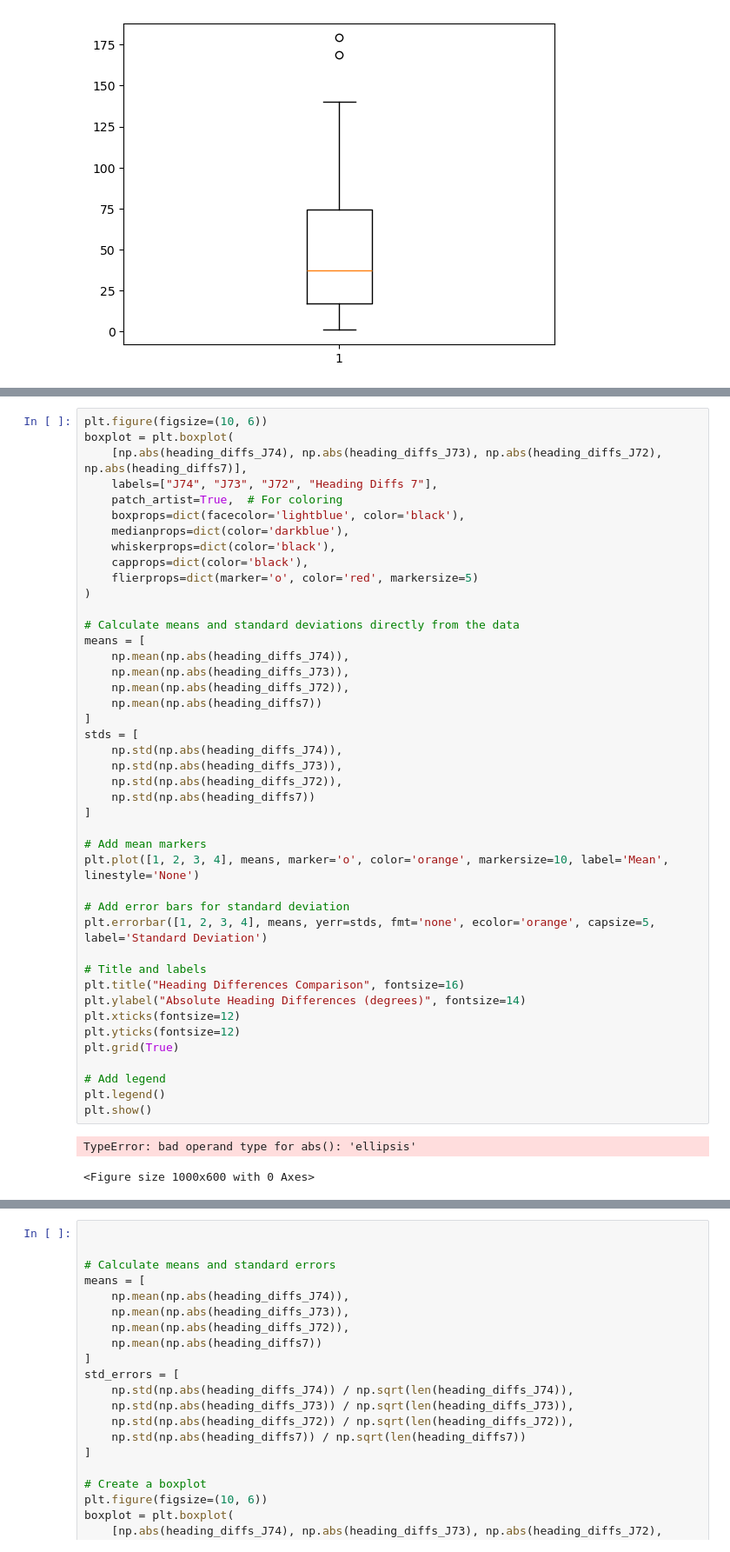
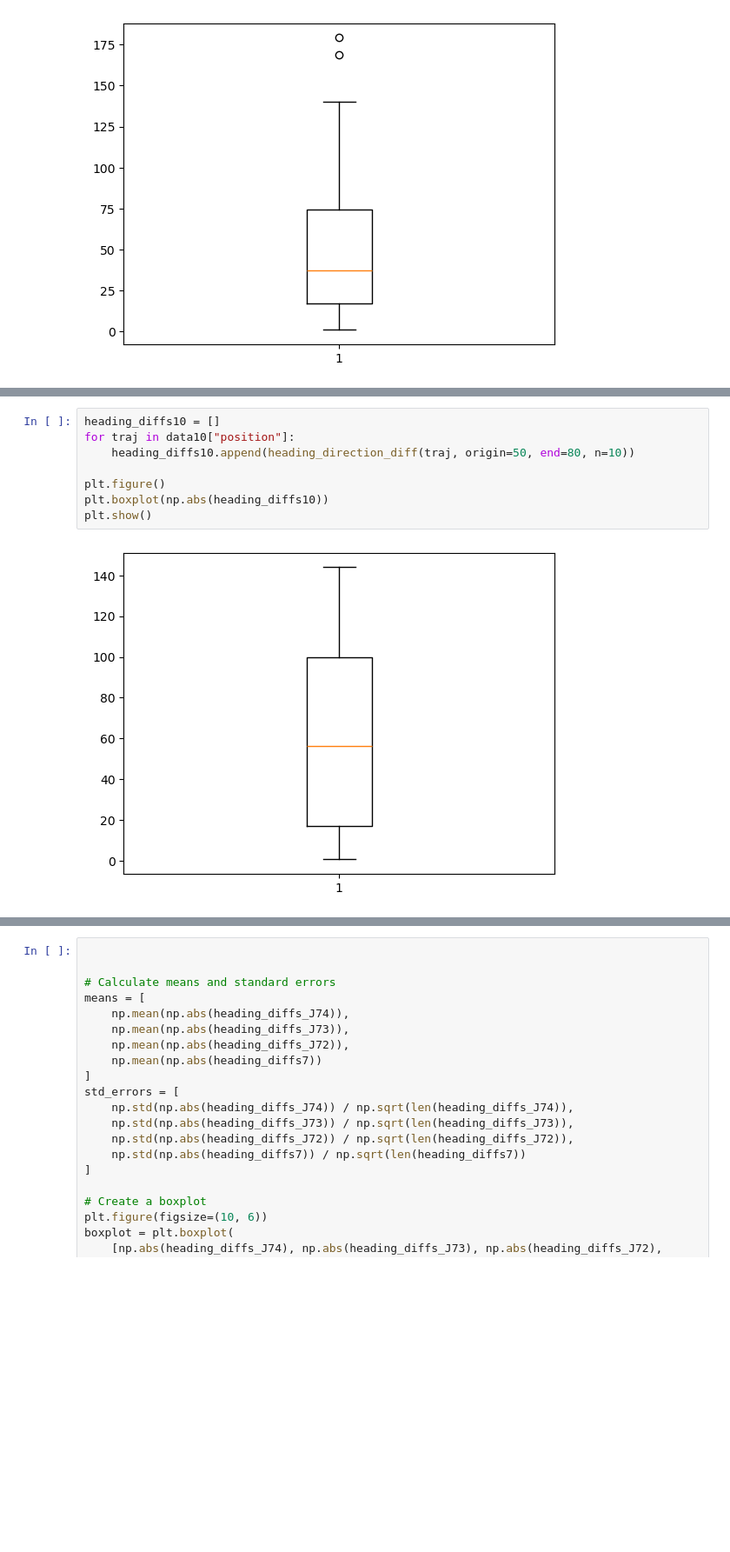
Before and after one commit to Shivammm123/FlyFlightBehavior, a Jupyter notebook: Free Flight Analysis Flies/Complete Analysis.ipynb, the cells around one changed output, grey strips where cells are left out. Shown at 87% size. Cells and saved outputs as stored; diff of their text form; blank space fills up the shorter version.

```diff
--- a/Free Flight Analysis Flies/Complete Analysis.ipynb
+++ b/Free Flight Analysis Flies/Complete Analysis.ipynb
@@ -431,46 +481,10 @@ plt.show()
-# %%
-plt.figure(figsize=(10, 6))
-boxplot = plt.boxplot(
-    [np.abs(heading_diffs_J74), np.abs(heading_diffs_J73), np.abs(heading_diffs_J72), np.abs(heading_diffs7)],
-    labels=["J74", "J73", "J72", "Heading Diffs 7"],
-    patch_artist=True,  # For coloring
-    boxprops=dict(facecolor='lightblue', color='black'),
-    medianprops=dict(color='darkblue'),
-    whiskerprops=dict(color='black'),
-    capprops=dict(color='black'),
-    flierprops=dict(marker='o', color='red', markersize=5)
-)
-
-# Calculate means and standard deviations directly from the data
-means = [
-    np.mean(np.abs(heading_diffs_J74)),
-    np.mean(np.abs(heading_diffs_J73)),
-    np.mean(np.abs(heading_diffs_J72)),
-    np.mean(np.abs(heading_diffs7))
-]
-stds = [
-    np.std(np.abs(heading_diffs_J74)),
-    np.std(np.abs(heading_diffs_J73)),
-    np.std(np.abs(heading_diffs_J72)),
-    np.std(np.abs(heading_diffs7))
-]
-
-# Add mean markers
-plt.plot([1, 2, 3, 4], means, marker='o', color='orange', markersize=10, label='Mean', linestyle='None')
-
-# Add error bars for standard deviation
-plt.errorbar([1, 2, 3, 4], means, yerr=stds, fmt='none', ecolor='orange', capsize=5, label='Standard Deviation')
-
-# Title and labels
-plt.title("Heading Differences Comparison", fontsize=16)
-plt.ylabel("Absolute Heading Differences (degrees)", fontsize=14)
-plt.xticks(fontsize=12)
-plt.yticks(fontsize=12)
-plt.grid(True)
-
-# Add legend
-plt.legend()
-plt.show()
-# %% [output]
-TypeError: bad operand type for abs(): 'ellipsis'
-<Figure size 1000x600 with 0 Axes>
+# %%
+heading_diffs10 = []
+for traj in data10["position"]:
+    heading_diffs10.append(heading_direction_diff(traj, origin=50, end=80, n=10))
+
+plt.figure()
+plt.boxplot(np.abs(heading_diffs10))
+plt.show()
+# %% [output]
+[figure, added]
```
Also changed, not shown: parts of 17 cells of this notebook.
